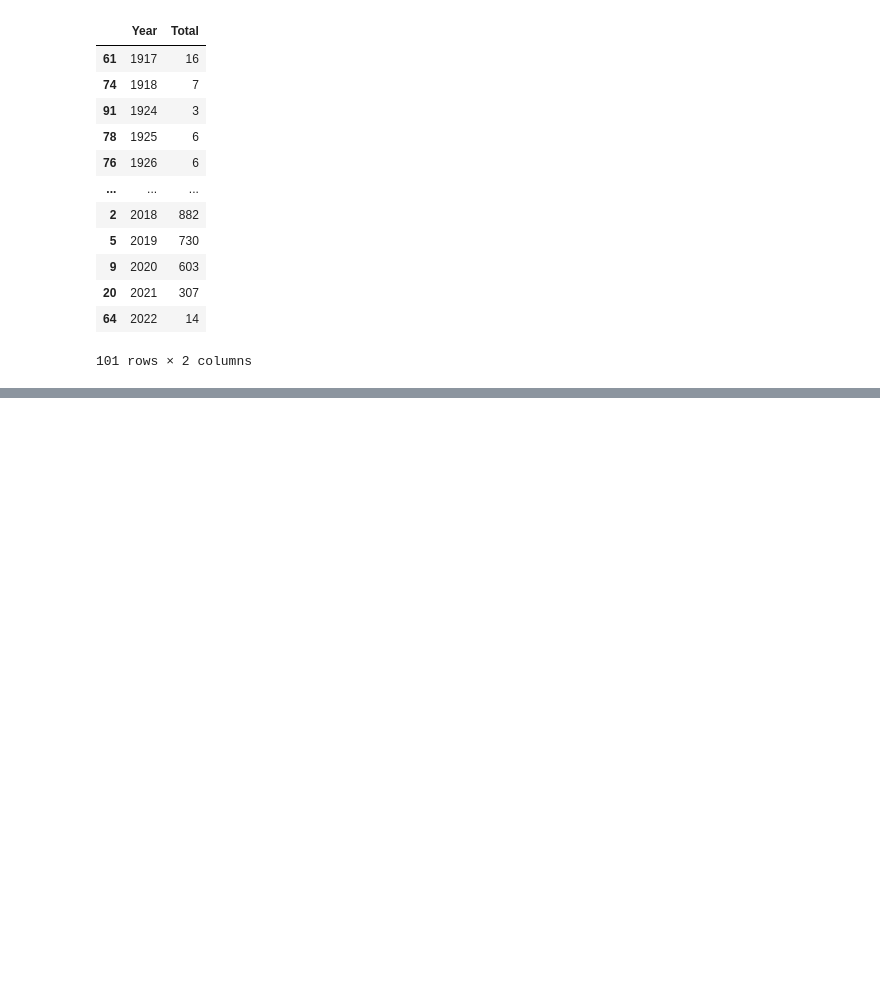
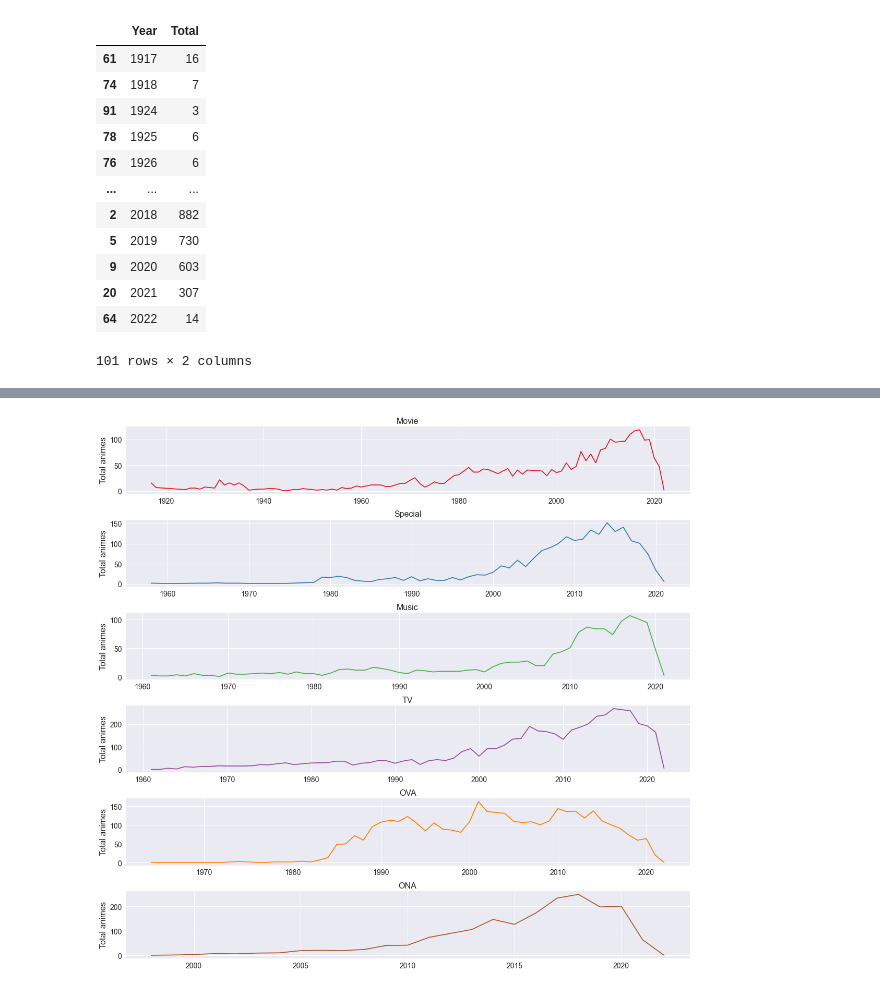
Before and after one commit to NileshSK47/Anime-Dataset-Analysis, a Jupyter notebook: Anime.ipynb, the cells around one changed output, grey strips where cells are left out. Saved outputs shown, nothing was run; the diff lists cells and outputs as text; code cells hidden in the pictures; blank space fills up the shorter version.

```diff
--- a/Anime.ipynb
+++ b/Anime.ipynb
@@ -467,0 +510,13 @@ I am not sure what the reason is... maybe the data is incomplete...
+# %%
+colors = ['#e41a1c','#377eb8','#4daf4a','#984ea3','#ff7f00','#b15928']
+
+fig, ax = plt.subplots(6,1, figsize = (16,15))
+for i in range(6):
+    ax[i].plot('Start_year','Name', data = grp_tsa[grp_tsa['Type'] == grp_tsa.Type.unique()[i]],
+               c = colors[i])
+    ax[i].set_ylabel('Total animes', size = 16)
+    ax[i].set_title(grp_tsa.Type.unique()[i], size = 16)
+    ax[i].tick_params(axis = 'both', labelsize = 14)
+plt.tight_layout()
+# %% [output]
+[figure, added]
```
Also changed, not shown: parts of 21 cells of this notebook.
